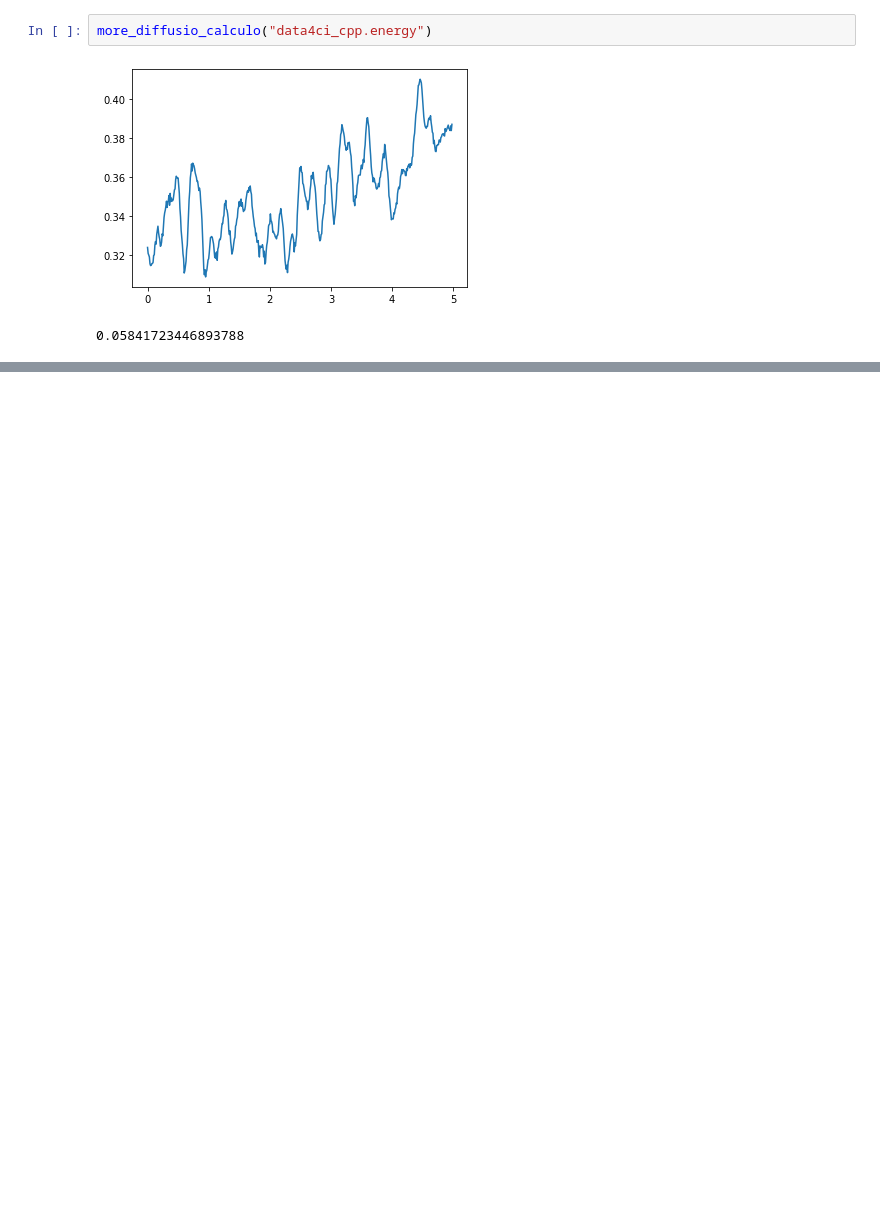
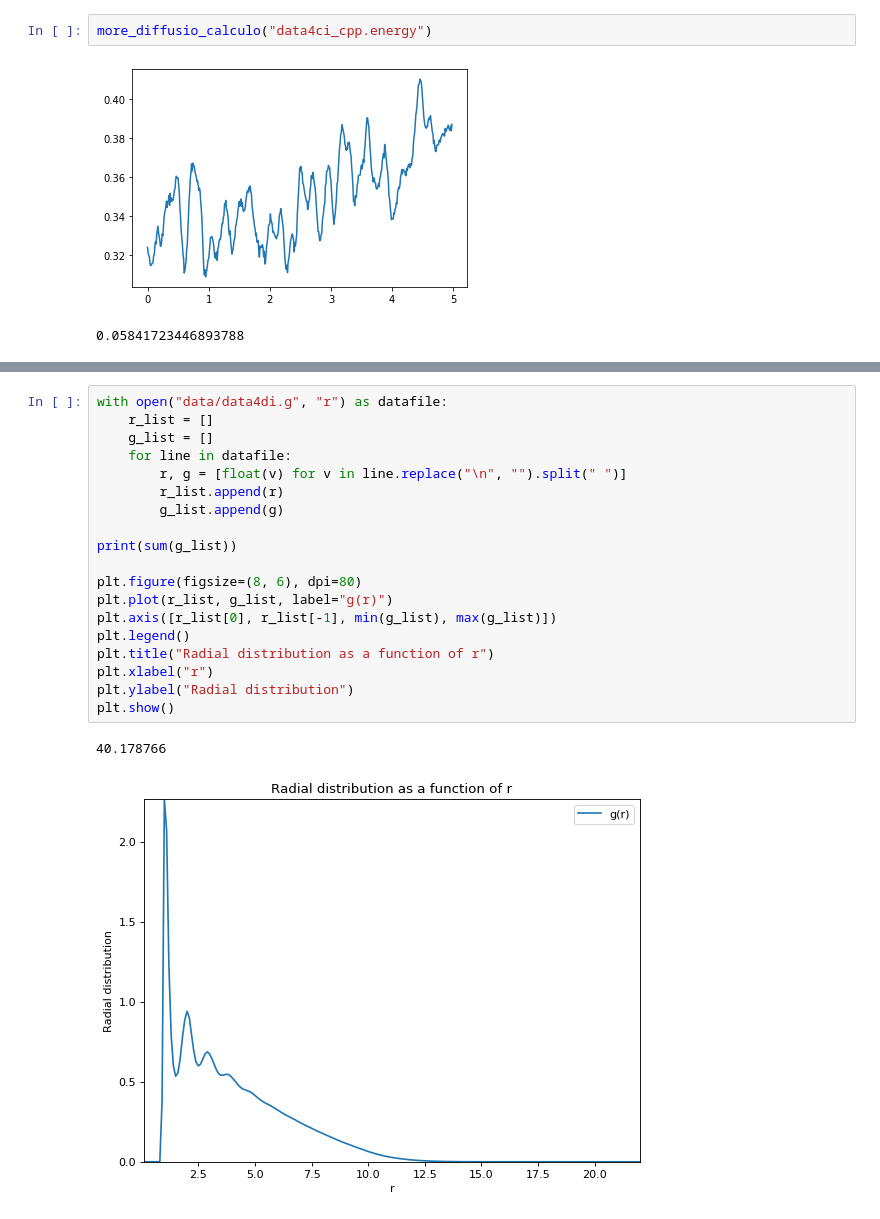
Before and after one commit to Benito1001/MolDyn, a Jupyter notebook: MolDyn.ipynb, the cells around one changed output, grey strips where cells are left out. Saved outputs shown, nothing was run; the diff lists cells and outputs as text; blank space fills up the shorter version.

```diff
--- a/MolDyn.ipynb
+++ b/MolDyn.ipynb
@@ -1834,0 +2322,22 @@ Ettersom jeg brukte så lang tid på å skrive om programmet til c++ for forrige
+# %%
+with open("data/data4di.g", "r") as datafile:
+    r_list = []
+    g_list = []
+    for line in datafile:
+        r, g = [float(v) for v in line.replace("\n", "").split(" ")]
+        r_list.append(r)
+        g_list.append(g)
+
+print(sum(g_list))
+
+plt.figure(figsize=(8, 6), dpi=80)
+plt.plot(r_list, g_list, label="g(r)")
+plt.axis([r_list[0], r_list[-1], min(g_list), max(g_list)])
+plt.legend()
+plt.title("Radial distribution as a function of r")
+plt.xlabel("r")
+plt.ylabel("Radial distribution")
+plt.show()
+# %% [output]
+40.178766
+[figure, added]
```
Also changed, not shown: parts of 16 cells of this notebook, 7 other files.
